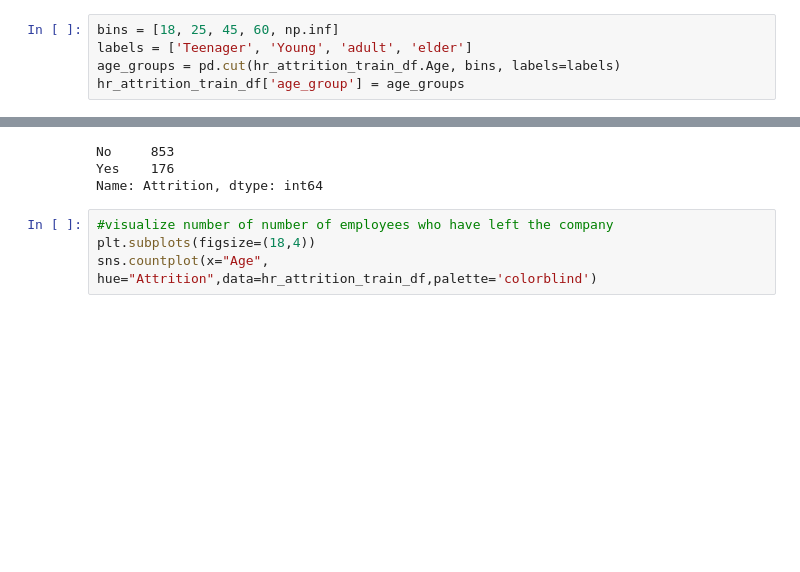
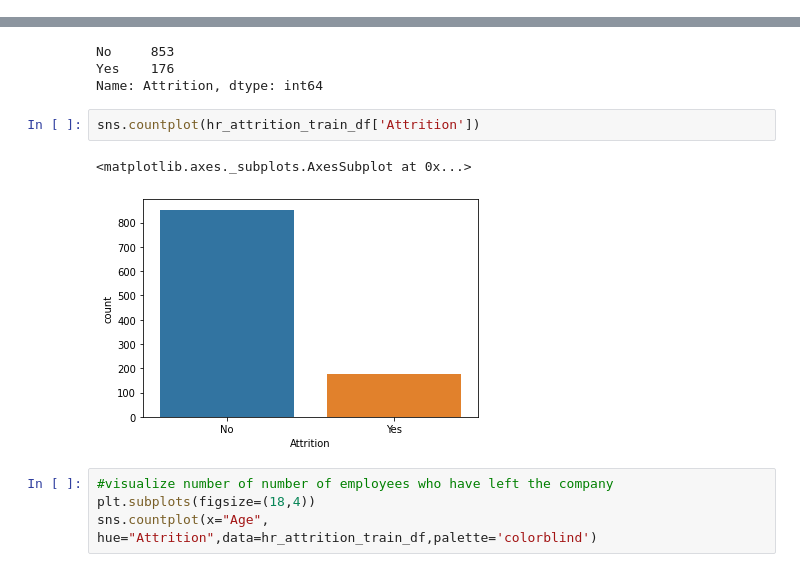
Before and after one commit to lakesidetech/machine_learning, a Jupyter notebook: Copy_of_Copy_of_Employee_attrition_prediction.ipynb, the cells around one changed output, grey strips where cells are left out. Cells and saved outputs as stored; diff of their text form; blank space fills up the shorter version.

```diff
--- a/Copy_of_Copy_of_Employee_attrition_prediction.ipynb
+++ b/Copy_of_Copy_of_Employee_attrition_prediction.ipynb
@@ -107,8 +140,3 @@ plt.title('Distribution of Age');
 [figure]
 # %% [markdown]
 #What Features Are Linked To Employee Attrition?
-# %%
-bins = [18, 25, 45, 60, np.inf]
-labels = ['Teenager', 'Young', 'adult', 'elder']
-age_groups = pd.cut(hr_attrition_train_df.Age, bins, labels=labels)
-hr_attrition_train_df['age_group'] = age_groups
@@ -129,6 +173,11 @@ hr_attrition_train_df['Attrition'].value_counts()
 No     853
 Yes    176
 Name: Attrition, dtype: int64
+# %%
+sns.countplot(hr_attrition_train_df['Attrition'])
+# %% [output]
+<matplotlib.axes._subplots.AxesSubplot at 0x...>
+[figure, added]
 # %%
 #visualize number of number of employees who have left the company
 plt.subplots(figsize=(18,4))
```
Also changed, not shown: parts of 9 cells of this notebook.
